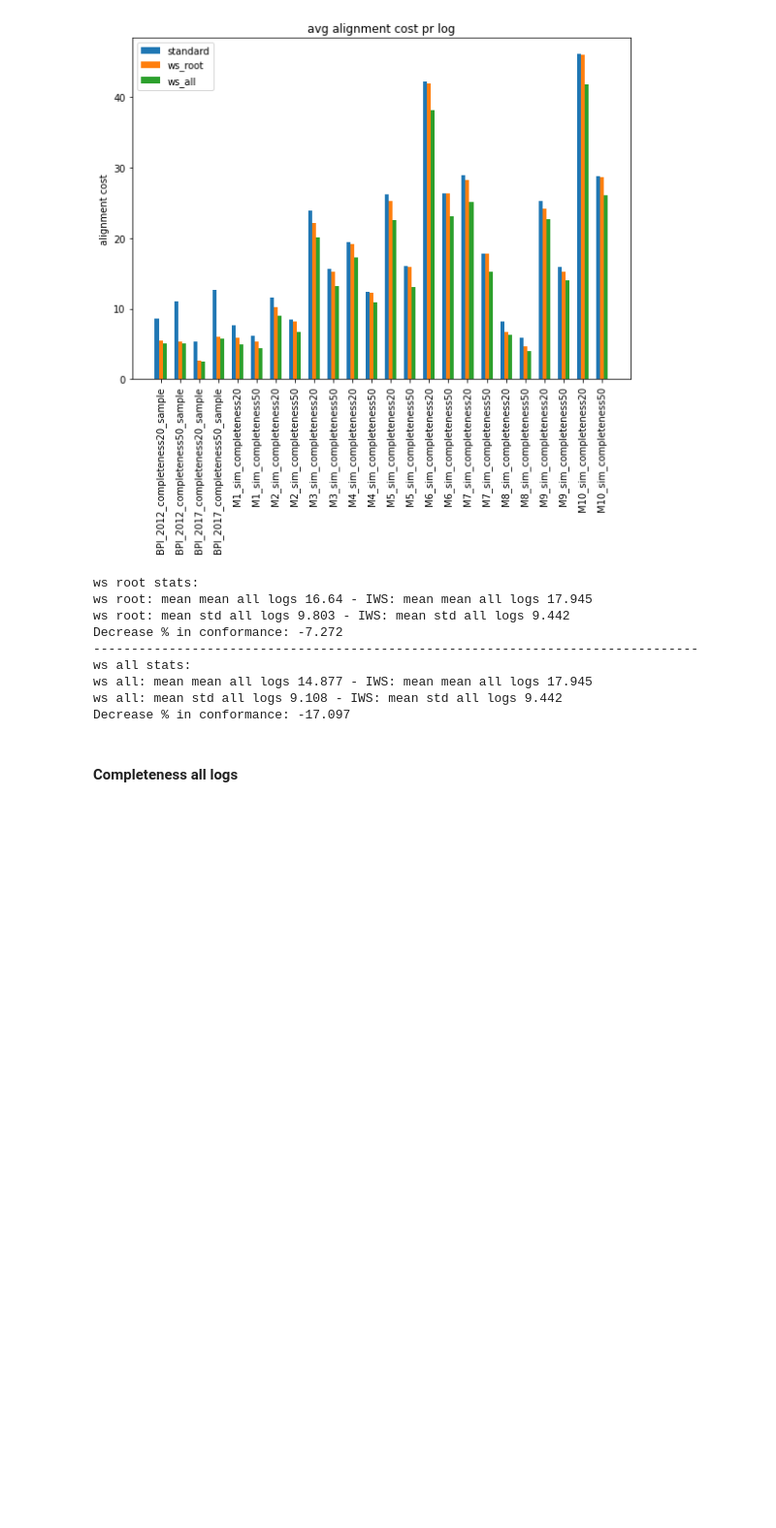
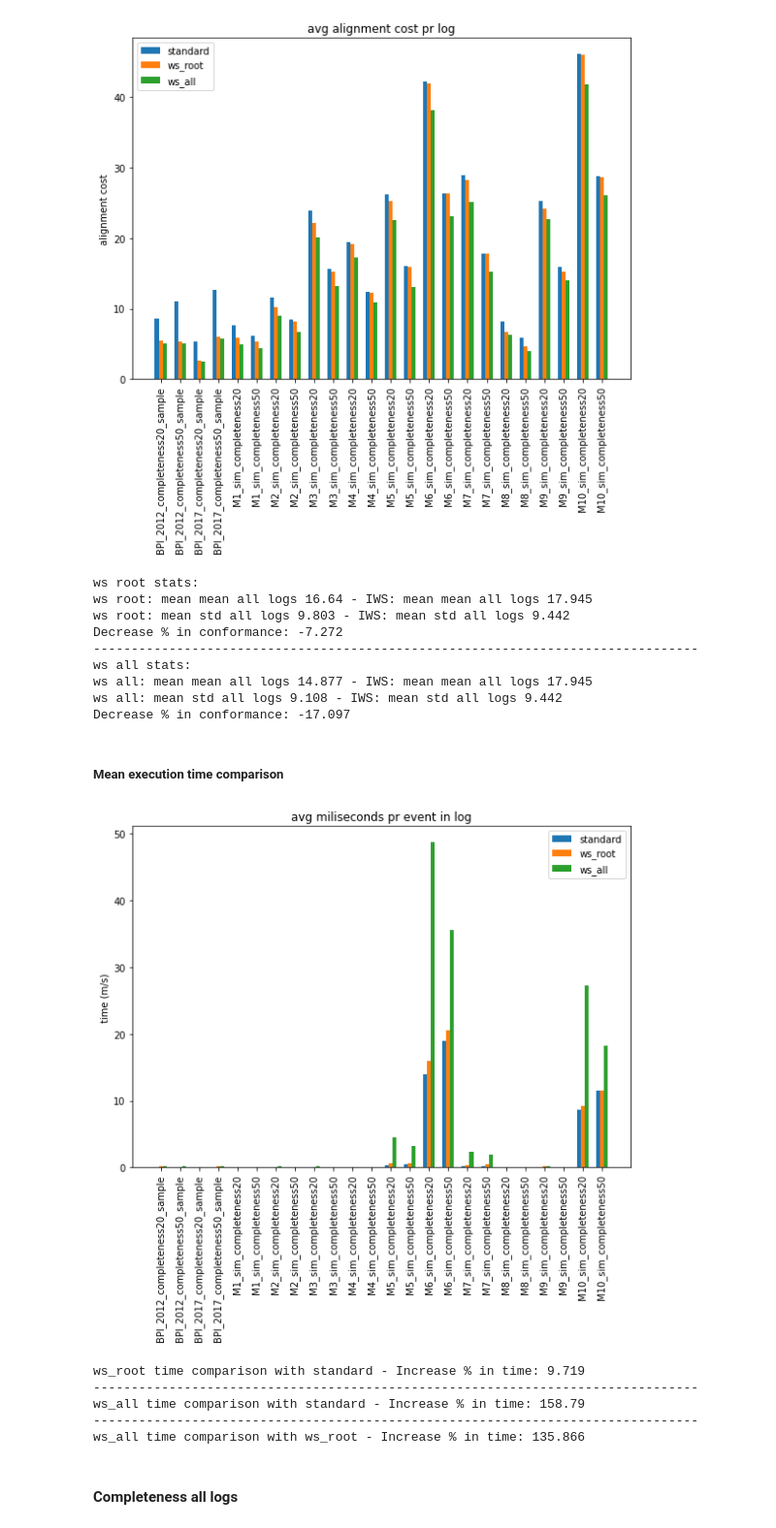
Before and after one commit to MaxTNielsen/ConformanceCheckingUsingTries, a Jupyter notebook: Jupyter/analysis.ipynb, the cells around one changed output. Shown: that part at 97% size. Drawn from its saved outputs; the diff is of its cells as text; code cells hidden in the pictures; blank space fills up the shorter version.

```diff
--- a/Jupyter/analysis.ipynb
+++ b/Jupyter/analysis.ipynb
@@ -311,6 +316,24 @@ ws all stats:
 ws all: mean mean all logs 14.877 - IWS: mean mean all logs 17.945
 ws all: mean std all logs 9.108 - IWS: mean std all logs 9.442
 Decrease % in conformance: -17.097
+# %% [markdown]
+##### Mean execution time comparison
+# %%
+plot_bar_chart_comparison(validation.completeness_output, no_compl_no_conf_compl_stats,
+                          no_conf_ws_root_stats, no_conf_ws_all_stats,'time', ['standard', 'ws_root', 'ws_all'], "time (m/s)", "avg miliseconds pr event in log")
+
+print("ws_root time comparison with standard - "+print_procentual('time','time',no_conf_ws_root_stats, no_compl_no_conf_compl_stats))
+print(40*"--")
+print("ws_all time comparison with standard - "+print_procentual('time','time',no_conf_ws_all_stats, no_compl_no_conf_compl_stats))
+print(40*"--")
+print("ws_all time comparison with ws_root - "+print_procentual('time','time',no_conf_ws_all_stats, no_conf_ws_root_stats))
+# %% [output]
+[figure, added]
+ws_root time comparison with standard - Increase % in time: 9.719
+--------------------------------------------------------------------------------
+ws_all time comparison with standard - Increase % in time: 158.79
+--------------------------------------------------------------------------------
+ws_all time comparison with ws_root - Increase % in time: 135.866
 # %% [markdown]
 #### Completeness all logs
 # %%
```
Also changed, not shown: parts of 8 cells of this notebook, 3 other files.
